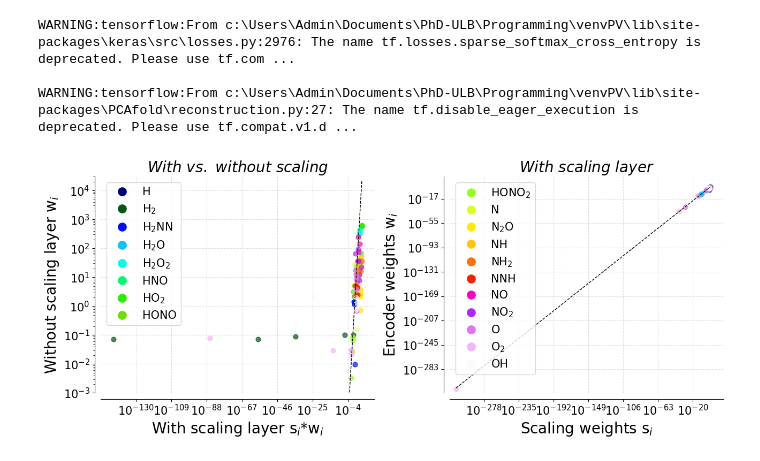
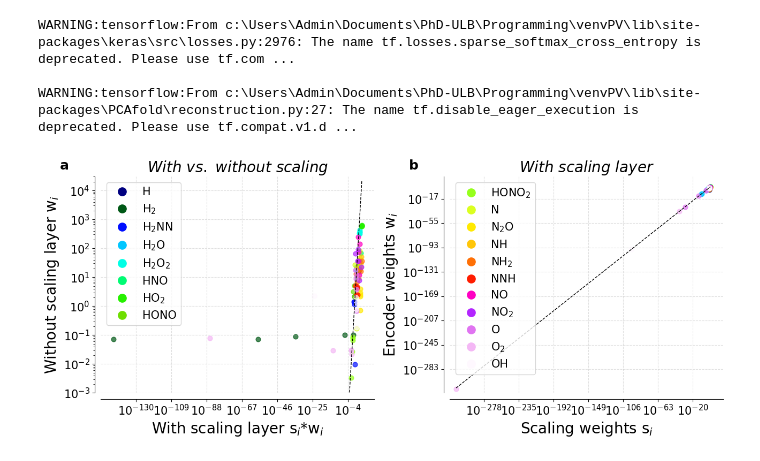
Before and after one commit to GregoireCorluy/PV-optimization-for-ROM, a Jupyter notebook: Figures/Suppl-mat-weight-analysis-scaling-layer.ipynb, the cells around one changed output. Cells and saved outputs as stored; diff of their text form; code cells hidden in the pictures.

Commit message:
add panels for suppl mat figure weight analysis

```diff
--- a/Figures/Suppl-mat-weight-analysis-scaling-layer.ipynb
+++ b/Figures/Suppl-mat-weight-analysis-scaling-layer.ipynb
@@ -243,31 +243,45 @@ if not full:
     text_x = ellipse_center[0] + ellipse_width / 2 + 0.03
     text_y = ellipse_center[1]
 
     ax2.text(
         text_x, text_y,
         r"2$^{\mathrm{nd}}$ mode",
         transform=ax2.transAxes,
         fontsize=15,
         ha="left",
         va="center"
     )
 
 for i in range(len(axes)):
     axes[i].spines['top'].set_visible(False)
     axes[i].spines['right'].set_visible(False)
 
     if full:
         offset_left = 8
         offset_bottom = 8
         axes[i].spines['left'].set_position(('outward', offset_left))
         axes[i].spines['bottom'].set_position(('outward', offset_bottom))
 
 plt.tight_layout()
 
+def add_panel_label(ax, label, x_offset=-0.15, y_offset=1.08, fontsize=18):
+    ax.text(
+        x_offset, y_offset,
+        label,
+        transform=ax.transAxes,
+        fontsize=fontsize,
+        fontweight="bold",
+        va="top",
+        ha="left",
+        clip_on=False
+    )
+add_panel_label(axes[0], "a")
+add_panel_label(axes[1], "b")
+
 if save:
     plt.savefig(pathSave + name + ".png", dpi=1000, bbox_inches="tight")
     plt.savefig(pathSave + name + ".pdf", bbox_inches="tight")
 
 plt.show()
 # %% [output]
-[figure, old version]
+[figure, new version]
```
